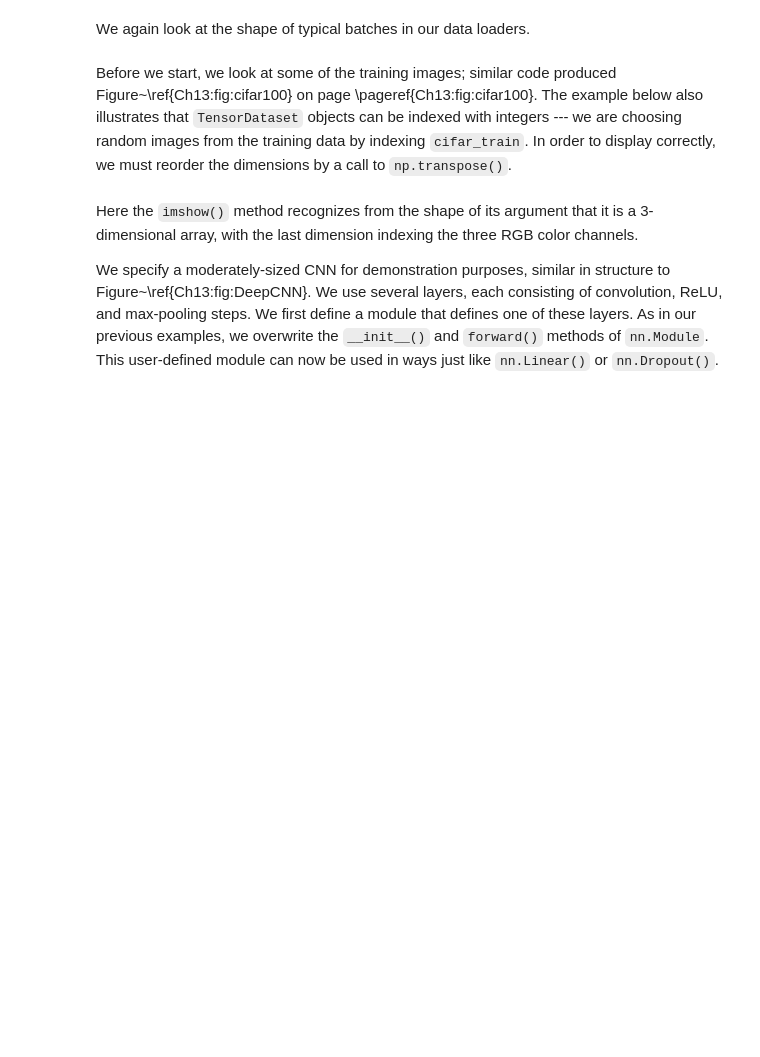
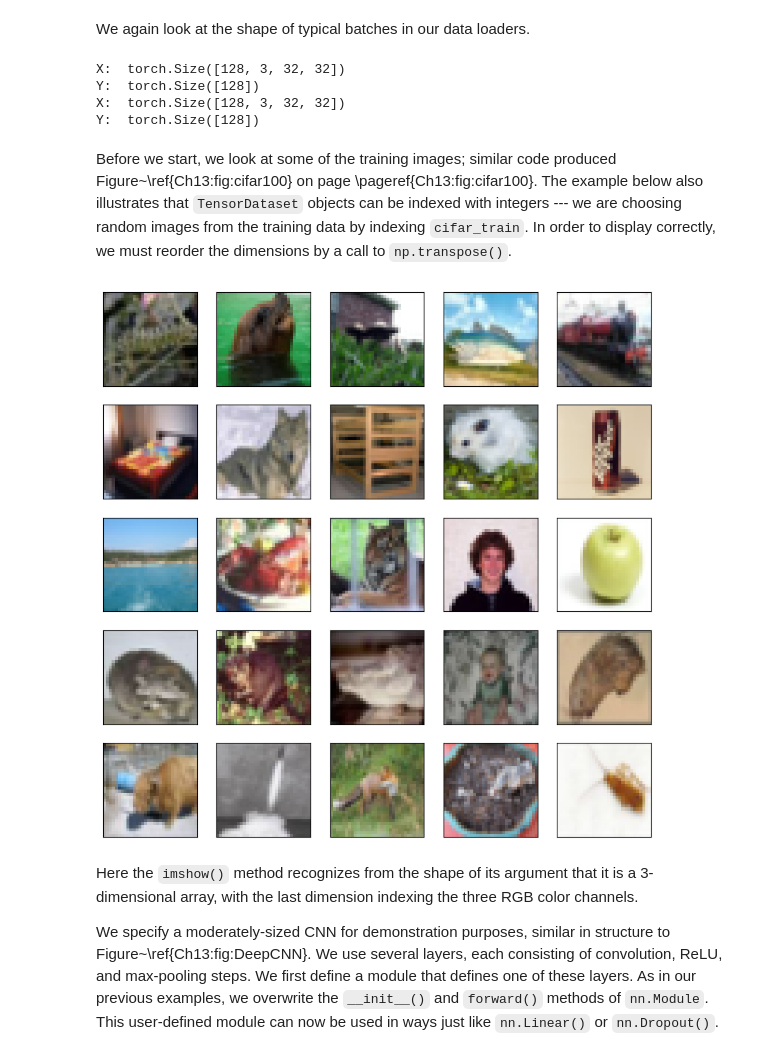
Before and after one commit to Archangel4148/Classwork, a Jupyter notebook: STAT4210/Chapter 10 Lab/Stat_4210_Chapter10_Lab.ipynb, the cells around one changed output. Cells and saved outputs as stored; diff of their text form; code cells hidden in the pictures; blank space fills up the shorter version.

```diff
--- a/STAT4210/Chapter 10 Lab/Stat_4210_Chapter10_Lab.ipynb
+++ b/STAT4210/Chapter 10 Lab/Stat_4210_Chapter10_Lab.ipynb
@@ -772,21 +799,13 @@ del(mnist_test,
 In this section we fit a CNN to the `CIFAR100` data, which is available in the `torchvision`
 package. It is arranged in a similar fashion as the `MNIST` data.
 # %%
-(cifar_train,
- cifar_test) = [CIFAR100(root="data",
-                         train=train,
-                         download=True)
-             for train in [True, False]]
+(cifar_train, cifar_test) = [CIFAR100(root="data", train=train, download=True) for train in [True, False]]
 # %%
 transform = ToTensor()
-cifar_train_X = torch.stack([transform(x) for x in
-                            cifar_train.data])
-cifar_test_X = torch.stack([transform(x) for x in
-                            cifar_test.data])
-cifar_train = TensorDataset(cifar_train_X,
-                            torch.tensor(cifar_train.targets))
-cifar_test = TensorDataset(cifar_test_X,
-                            torch.tensor(cifar_test.targets))
+cifar_train_X = torch.stack([transform(x) for x in cifar_train.data])
+cifar_test_X = torch.stack([transform(x) for x in cifar_test.data])
+cifar_train = TensorDataset(cifar_train_X, torch.tensor(cifar_train.targets))
+cifar_test = TensorDataset(cifar_test_X, torch.tensor(cifar_test.targets))
 # %% [markdown]
 The `CIFAR100` dataset consists of 50,000 training images, each represented by a three-dimensional tensor:
 each three-color image is represented as a set of three channels, each of which consists of
@@ -795,11 +814,7 @@ digits, but keep the array structure. This is accomplished with the `ToTensor()`
 
 Creating the data module is similar to the `MNIST`  example.
 # %%
-cifar_dm = SimpleDataModule(cifar_train,
-                            cifar_test,
-                            validation=0.2,
-                            num_workers=max_num_workers,
-                            batch_size=128)
+cifar_dm = SimpleDataModule(cifar_train, cifar_test, validation=0.2, num_workers=max_num_workers, batch_size=128)
 # %% [markdown]
 We again look at the shape of typical batches in our data loaders.
 # %%
@@ -808,6 +823,11 @@ for idx, (X_ ,Y_) in enumerate(cifar_dm.train_dataloader()):
     print('Y: ', Y_.shape)
     if idx >= 1:
         break
+# %% [output]
+X:  torch.Size([128, 3, 32, 32])
+Y:  torch.Size([128])
+X:  torch.Size([128, 3, 32, 32])
+Y:  torch.Size([128])
 # %% [markdown]
 Before we start, we look at some of the training images; similar code produced
 Figure~\ref{Ch13:fig:cifar100} on page \pageref{Ch13:fig:cifar100}. The example below also illustrates
@@ -817,16 +837,16 @@ we must reorder the dimensions by a call to `np.transpose()`.
 # %%
 fig, axes = subplots(5, 5, figsize=(10,10))
 rng = np.random.default_rng(4)
 indices = rng.choice(np.arange(len(cifar_train)), 25,
                      replace=False).reshape((5,5))
 for i in range(5):
     for j in range(5):
         idx = indices[i,j]
-        axes[i,j].imshow(np.transpose(cifar_train[idx][0],
-                                      [1,2,0]),
-                                      interpolation=None)
+        axes[i,j].imshow(np.transpose(cifar_train[idx][0], [1,2,0]), interpolation=None)
         axes[i,j].set_xticks([])
         axes[i,j].set_yticks([])
+# %% [output]
+[figure, added]
 # %% [markdown]
 Here the `imshow()` method recognizes from the shape of its argument that it is a 3-dimensional array, with the last dimension indexing the three RGB color channels.
 
```
Also changed, not shown: parts of 57 cells of this notebook, 8 other files.
